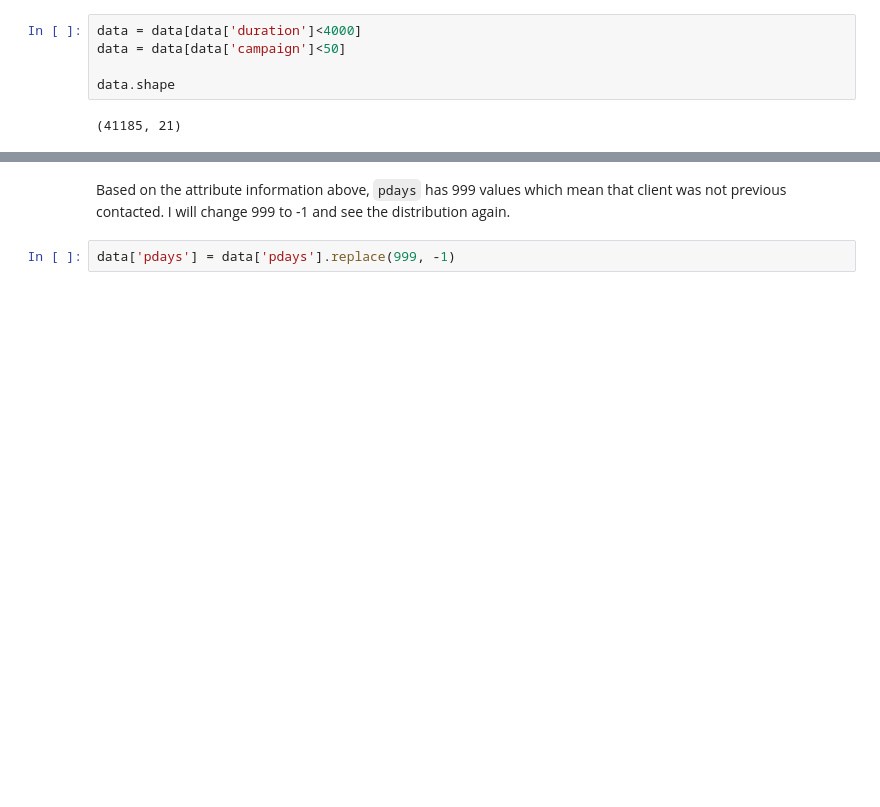
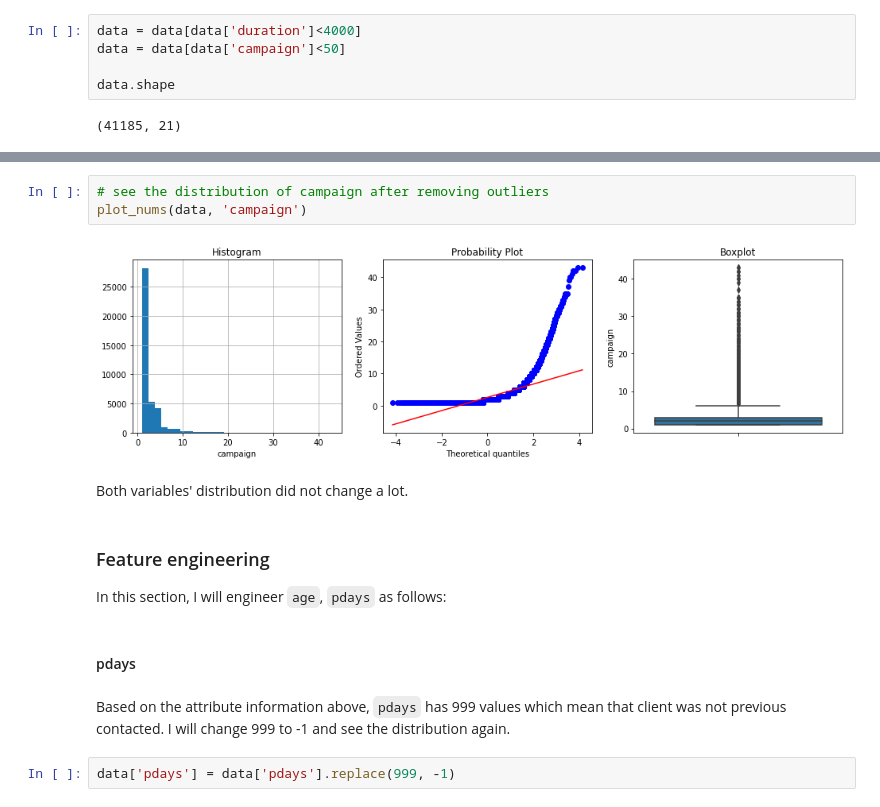
Before and after one commit to zoeyejiseoung/BankMarketing, a Jupyter notebook: Bank_Marketing_EDA.ipynb, the cells around one changed output, grey strips where cells are left out. Drawn from its saved outputs; the diff is of its cells as text; blank space fills up the shorter version.

```diff
--- a/Bank_Marketing_EDA.ipynb
+++ b/Bank_Marketing_EDA.ipynb
@@ -253,3 +264,16 @@ data.shape
+# %%
+# see the distribution of campaign after removing outliers
+plot_nums(data, 'campaign')
+# %% [output]
+[figure, added]
+# %% [markdown]
+Both variables' distribution did not change a lot.
+# %% [markdown]
+### Feature engineering
+
+In this section, I will engineer `age`, `pdays` as follows:
+# %% [markdown]
+#### pdays
 # %% [markdown]
 Based on the attribute information above, `pdays` has 999 values which mean that client was not previous contacted. I will change 999 to -1 and see the distribution again.
 # %%
```
Also changed, not shown: parts of 35 cells of this notebook.
